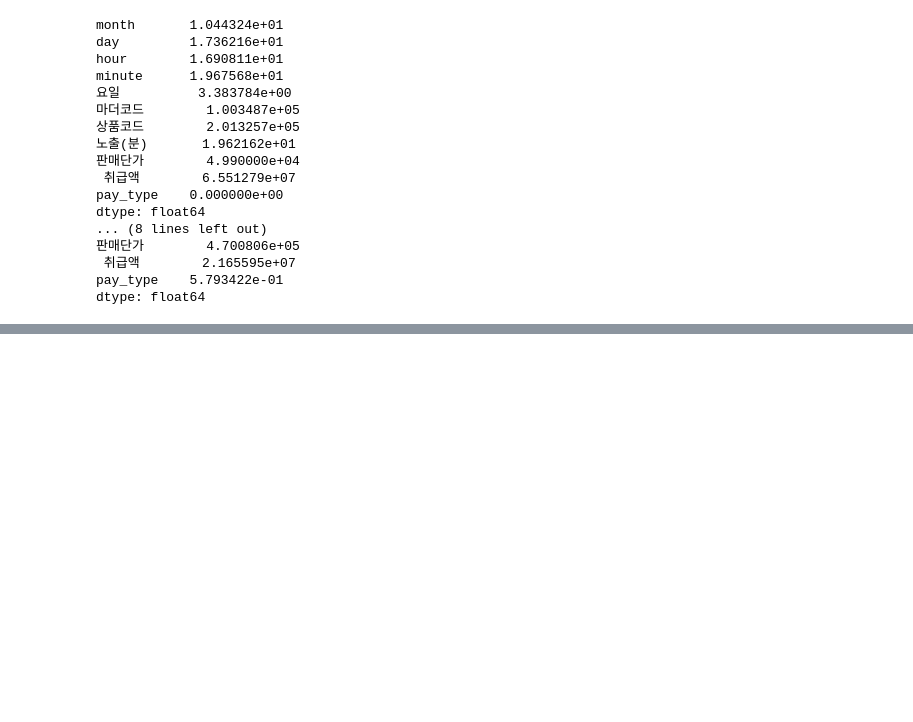
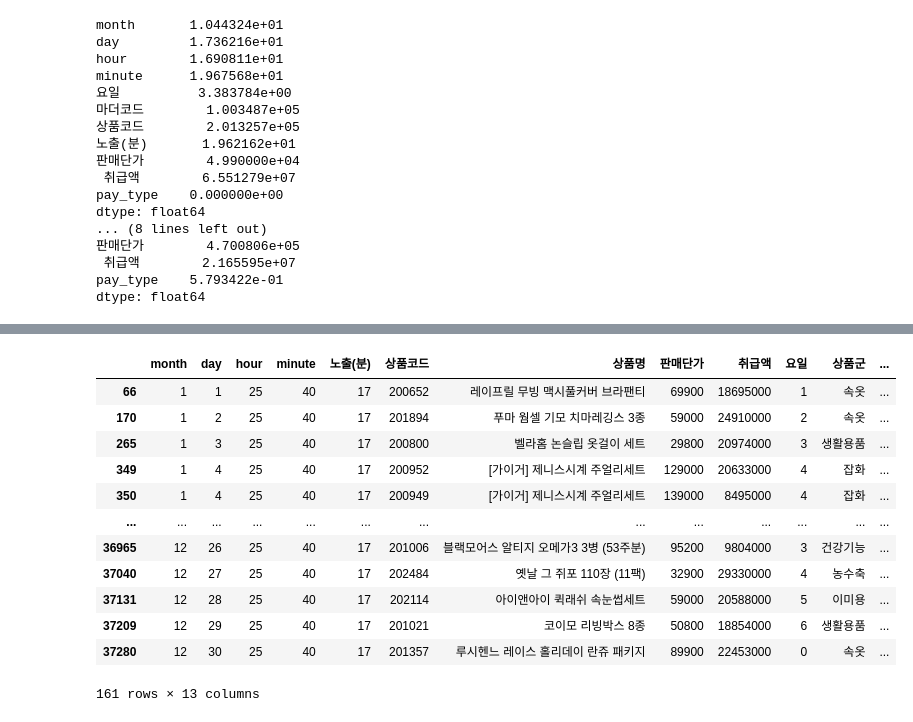
Before and after one commit to shp1204/AI-, a Jupyter notebook: Project/EDA1.ipynb, the cells around one changed output, grey strips where cells are left out. Drawn from its saved outputs; the diff is of its cells as text; code cells hidden in the pictures; blank space fills up the shorter version.

```diff
--- a/Project/EDA1.ipynb
+++ b/Project/EDA1.ipynb
@@ -260,0 +337,16 @@ df
+# %%
+df.loc[df['노출(분)']==17]
+# %% [output]
+|  | month | day | hour | minute | 노출(분) | 상품코드 | 상품명 | 판매단가 | 취급액 | 요일 | 상품군 | ... |
+| 66 | 1 | 1 | 25 | 40 | 17 | 200652 | 레이프릴 무빙 맥시풀커버 브라팬티 | 69900 | 18695000 | 1 | 속옷 | ... |
+| 170 | 1 | 2 | 25 | 40 | 17 | 201894 | 푸마 웜셀 기모 치마레깅스 3종 | 59000 | 24910000 | 2 | 속옷 | ... |
+| 265 | 1 | 3 | 25 | 40 | 17 | 200800 | 벨라홈 논슬립 옷걸이 세트 | 29800 | 20974000 | 3 | 생활용품 | ... |
+| 349 | 1 | 4 | 25 | 40 | 17 | 200952 | [가이거] 제니스시계 주얼리세트 | 129000 | 20633000 | 4 | 잡화 | ... |
+| 350 | 1 | 4 | 25 | 40 | 17 | 200949 | [가이거] 제니스시계 주얼리세트 | 139000 | 8495000 | 4 | 잡화 | ... |
+| ... | ... | ... | ... | ... | ... | ... | ... | ... | ... | ... | ... | ... |
+| 36965 | 12 | 26 | 25 | 40 | 17 | 201006 | 블랙모어스 알티지 오메가3 3병 (53주분) | 95200 | 9804000 | 3 | 건강기능 | ... |
+| 37040 | 12 | 27 | 25 | 40 | 17 | 202484 | 옛날 그 쥐포 110장 (11팩) | 32900 | 29330000 | 4 | 농수축 | ... |
+| 37131 | 12 | 28 | 25 | 40 | 17 | 202114 | 아이앤아이 퀵래쉬 속눈썹세트 | 59000 | 20588000 | 5 | 이미용 | ... |
+| 37209 | 12 | 29 | 25 | 40 | 17 | 201021 | 코이모 리빙박스 8종 | 50800 | 18854000 | 6 | 생활용품 | ... |
+| 37280 | 12 | 30 | 25 | 40 | 17 | 201357 | 루시헨느 레이스 홀리데이 란쥬 패키지 | 89900 | 22453000 | 0 | 속옷 | ... |
+161 rows × 13 columns
```
Also changed, not shown: parts of 17 cells of this notebook, 3 other files.
